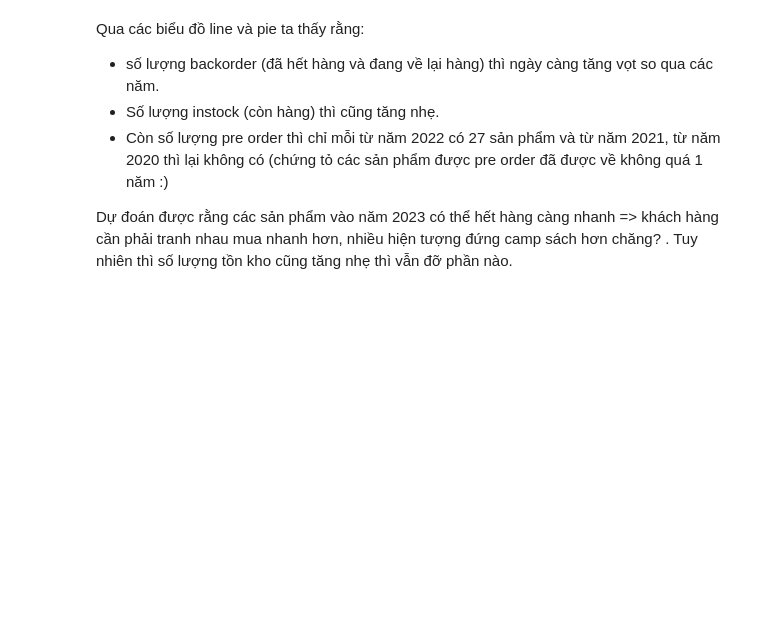
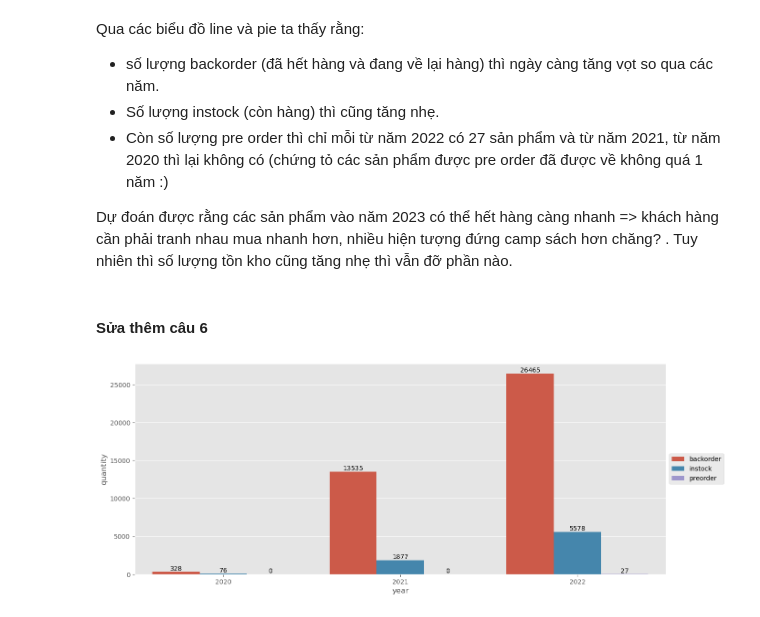
Before and after one commit to marco081116/DS-Tiki, a Jupyter notebook: question.ipynb, the cells around one changed output. Drawn from its saved outputs; the diff is of its cells as text; code cells hidden in the pictures; blank space fills up the shorter version.

```diff
--- a/question.ipynb
+++ b/question.ipynb
@@ -628,3 +628,31 @@ Qua các biểu đồ line và pie ta thấy rằng: <br>
 - Còn số lượng pre order thì chỉ mỗi từ năm 2022 có 27 sản phẩm và từ năm 2021, từ năm 2020 thì lại không có (chứng tỏ các sản phẩm được pre order đã được về không quá 1 năm :)
 
 Dự đoán được rằng các sản phẩm vào năm 2023 có thể hết hàng càng nhanh => khách hàng cần phải tranh nhau mua nhanh hơn, nhiều hiện tượng đứng camp sách hơn chăng? . Tuy nhiên thì số lượng tồn kho cũng tăng nhẹ thì vẫn đỡ phần nào.
+# %% [markdown]
+#### __Sửa thêm câu 6__
+# %%
+new_df = df[['day_ago_created', 'inventory_type']]
+temp_df = pd.DataFrame({'year': new_df['day_ago_created'].apply(Year)})
+new_df = pd.concat([temp_df, new_df], axis = 1)
+new_df = new_df.loc[new_df['year'] != '2019']
+
+bar_graph = new_df.groupby(['inventory_type'])['year'].value_counts().unstack(fill_value= 0).stack().reset_index()
+bar_graph.columns = [*bar_graph.columns[:-1], 'quantity']
+
+# line_graph
+
+plt.style.use('ggplot')
+fig, ax = plt.subplots(figsize=(15, 6))
+
+sns.barplot(ax = ax,
+            data = line_graph,
+            x = 'year',
+            y = 'quantity',
+            hue = 'inventory_type')
+for i in ax.containers:
+    ax.bar_label(i,)
+
+ax.legend(loc='center left', bbox_to_anchor=(1, 0.5))
+plt.show()
+# %% [output]
+[figure, added]
```
Also changed, not shown: 2 other files.
